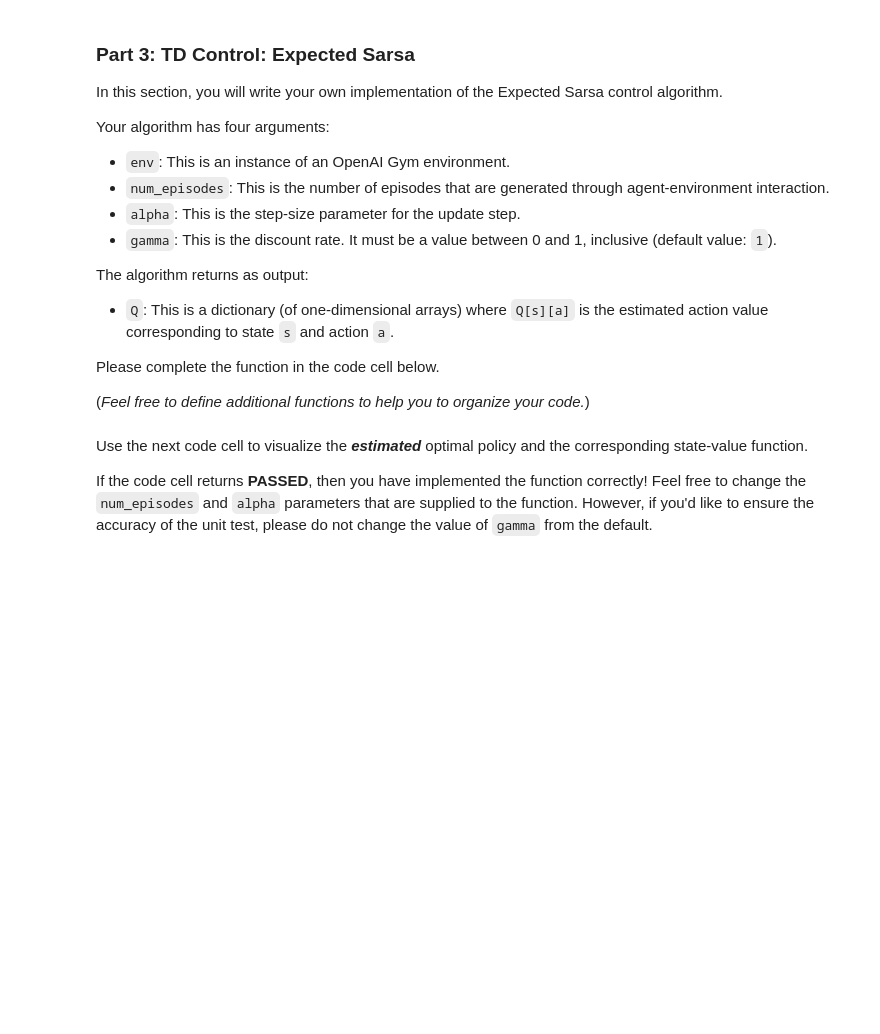
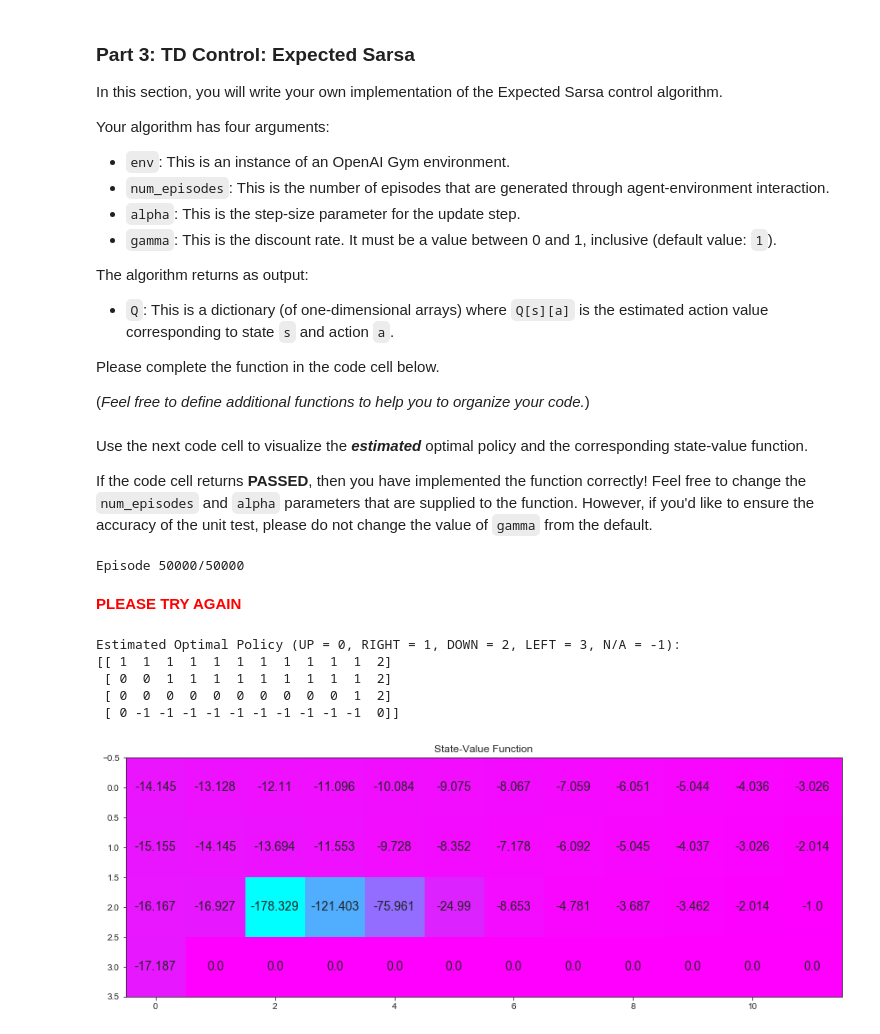
Before and after one commit to tarunk04/RL-udacity, a Jupyter notebook: temporal-difference/Temporal_Difference.ipynb, the cells around one changed output. Cells and saved outputs as stored; diff of their text form; code cells hidden in the pictures; blank space fills up the shorter version.

```diff
--- a/temporal-difference/Temporal_Difference.ipynb
+++ b/temporal-difference/Temporal_Difference.ipynb
@@ -182,6 +182,15 @@ def q_learning(env, num_episodes, alpha, gamma=1.0):
             sys.stdout.flush()
 
         ## TODO: complete the function
+        eps = 1/i_episode
+        done = False
+        state = env.reset()
+        while not done:
+            action = get_action(Q[state], eps, env.action_space.n)
+            new_state, reward, done, _ = env.step(action)
+            target_reward = max(Q[new_state])
+            Q[state][action] += alpha*(reward + gamma*target_reward - Q[state][action])
+            state = new_state
 
     return Q
 # %% [markdown]
@@ -229,6 +247,22 @@ def expected_sarsa(env, num_episodes, alpha, gamma=1.0):
             sys.stdout.flush()
 
         ## TODO: complete the function
+        eps = max(1/i_episode, 0.01)
+        state = env.reset()
+        done = False
+
+        while not done:
+
+            action = get_action(Q[state], eps, env.nA)
+            new_state, reward, done, _ = env.step(action)  if state in Q else env.action_space.sample()
+
+            pi_a = np.ones(env.nA) * eps/env.nA
+            pi_a[np.argmax(Q[new_state])] += 1 - eps
+
+            target_reward = reward + gamma * np.dot(pi_a, Q[new_state])
+
+            Q[state][action] += alpha * (target_reward - Q[state][action])
+            state = new_state
 
     return Q
 # %% [markdown]
@@ -237,13 +271,22 @@ Use the next code cell to visualize the **_estimated_** optimal policy and the c
 If the code cell returns **PASSED**, then you have implemented the function correctly!  Feel free to change the `num_episodes` and `alpha` parameters that are supplied to the function.  However, if you'd like to ensure the accuracy of the unit test, please do not change the value of `gamma` from the default.
 # %%
 # obtain the estimated optimal policy and corresponding action-value function
-Q_expsarsa = expected_sarsa(env, 10000, 1)
+Q_expsarsa = expected_sarsa(env, 50000, 0.1)
 
 # print the estimated optimal policy
 policy_expsarsa = np.array([np.argmax(Q_expsarsa[key]) if key in Q_expsarsa else -1 for key in np.arange(48)]).reshape(4,12)
 check_test.run_check('td_control_check', policy_expsarsa)
 print("\nEstimated Optimal Policy (UP = 0, RIGHT = 1, DOWN = 2, LEFT = 3, N/A = -1):")
 print(policy_expsarsa)
 
 # plot the estimated optimal state-value function
 plot_values([np.max(Q_expsarsa[key]) if key in Q_expsarsa else 0 for key in np.arange(48)])
+# %% [output]
+Episode 50000/50000
+**<span style="color: red;">PLEASE TRY AGAIN</span>**
+Estimated Optimal Policy (UP = 0, RIGHT = 1, DOWN = 2, LEFT = 3, N/A = -1):
+[[ 1  1  1  1  1  1  1  1  1  1  1  2]
+ [ 0  0  1  1  1  1  1  1  1  1  1  2]
+ [ 0  0  0  0  0  0  0  0  0  0  1  2]
+ [ 0 -1 -1 -1 -1 -1 -1 -1 -1 -1 -1  0]]
+[figure, added]
```
Also changed, not shown: parts of 1 cell of this notebook.
